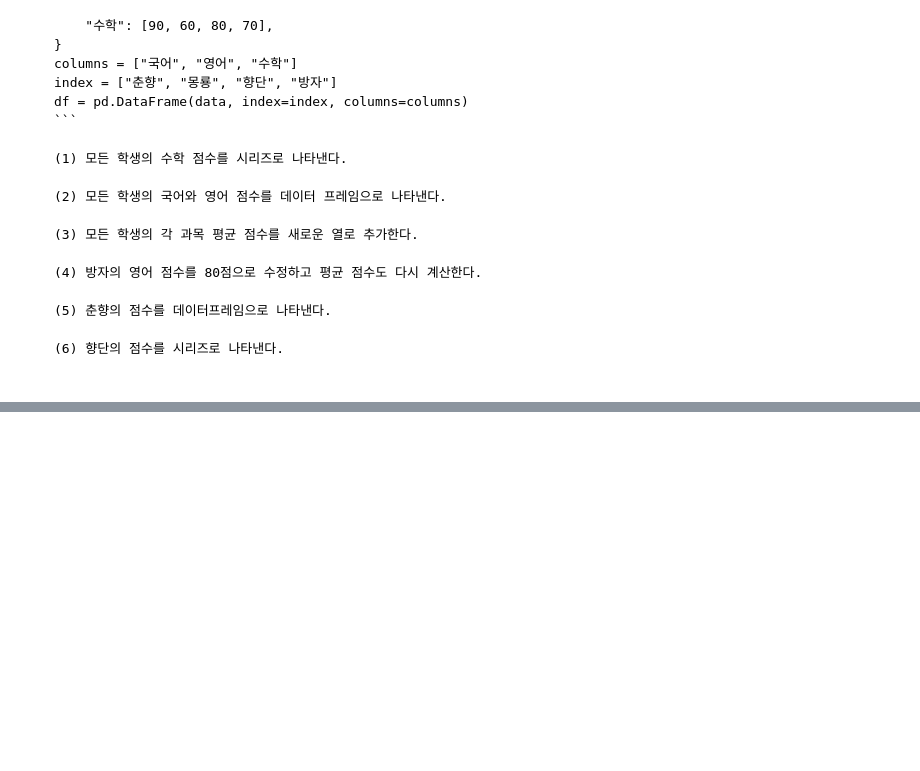
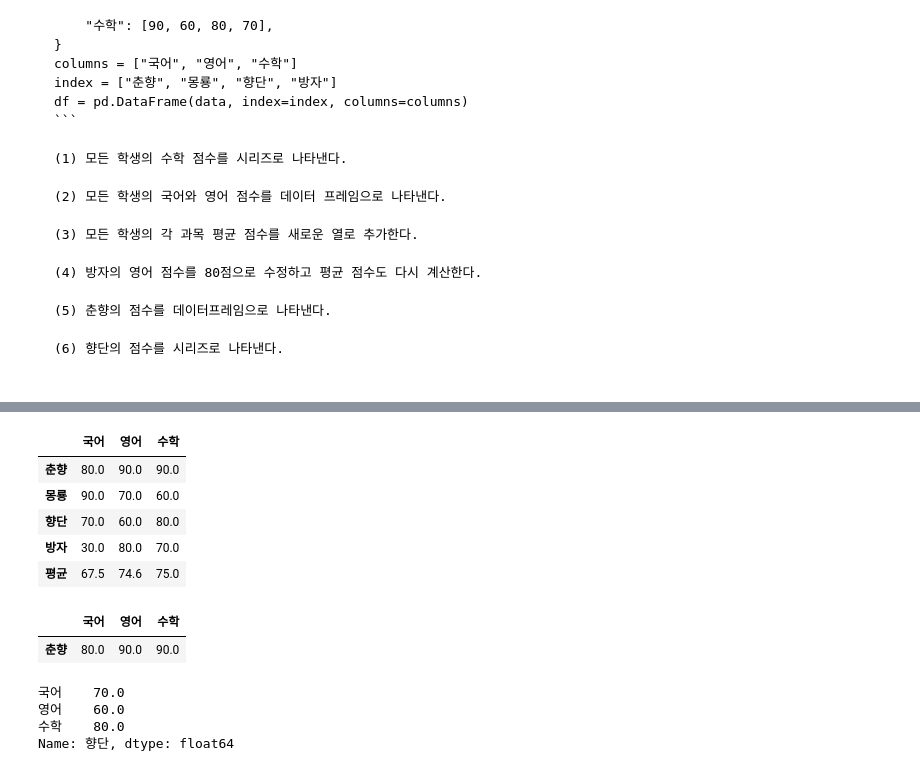
Before and after one commit to SWeat-python-weekend-study/Yeongbeom-Song, a Jupyter notebook: 210221-1.ipynb, the cells around one changed output, grey strips where cells are left out. Cells and saved outputs as stored; diff of their text form; code cells hidden in the pictures; blank space fills up the shorter version.

```diff
--- a/210221-1.ipynb
+++ b/210221-1.ipynb
@@ -645,0 +741,23 @@ df = pd.DataFrame(data, index=index, columns=columns)
+# %%
+df["영어"]["방자"] = 80
+df.loc["평균"] = df.mean()
+df
+# %% [output]
+|  | 국어 | 영어 | 수학 |
+| 춘향 | 80.0 | 90.0 | 90.0 |
+| 몽룡 | 90.0 | 70.0 | 60.0 |
+| 향단 | 70.0 | 60.0 | 80.0 |
+| 방자 | 30.0 | 80.0 | 70.0 |
+| 평균 | 67.5 | 74.6 | 75.0 |
+# %%
+df.loc[["춘향"]]
+# %% [output]
+|  | 국어 | 영어 | 수학 |
+| 춘향 | 80.0 | 90.0 | 90.0 |
+# %%
+df.loc["향단"]
+# %% [output]
+국어    70.0
+영어    60.0
+수학    80.0
+Name: 향단, dtype: float64
```
Also changed, not shown: parts of 6 cells of this notebook.
